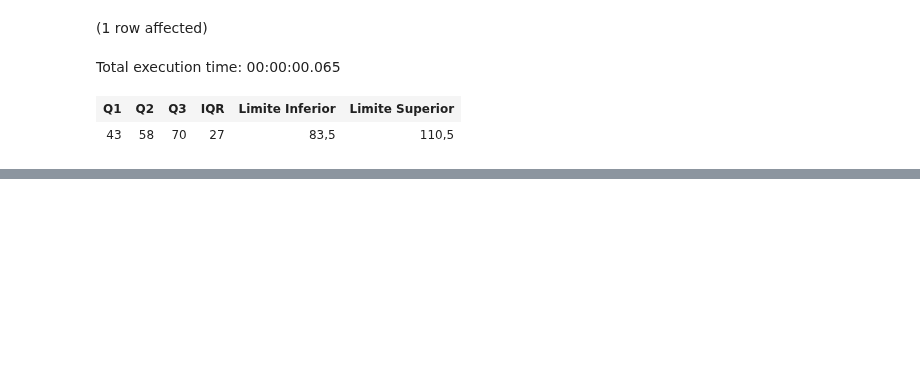
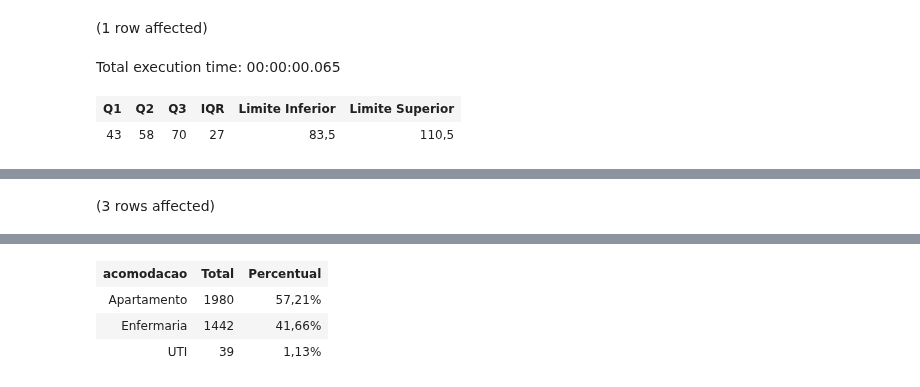
Before and after one commit to AlbertoFAraujo/EDA_Hospitalar, a Jupyter notebook: Xhospital_EDA.ipynb, the cells around one changed output, grey strips where cells are left out. Drawn from its saved outputs; the diff is of its cells as text; code cells hidden in the pictures; blank space fills up the shorter version.

```diff
--- a/Xhospital_EDA.ipynb
+++ b/Xhospital_EDA.ipynb
@@ -333,0 +299,11 @@ Total execution time: 00:00:00.065
+# %%
+-- Frequência absoluta e relativa das acomodações por quantidade de pacientes?
+SELECT
+    acomodacao,
+    COUNT(*) AS Total,
+    FORMAT(1.0 * COUNT(*)/SUM(COUNT(*))OVER(), '0.00%') AS Percentual
+FROM tab_internacoes
+GROUP BY acomodacao
+ORDER BY Total DESC
+# %% [output]
+(3 rows affected)
@@ -333,0 +311,4 @@ Total execution time: 00:00:00.065
+| acomodacao | Total | Percentual |
+| Apartamento | 1980 | 57,21% |
+| Enfermaria | 1442 | 41,66% |
+| UTI | 39 | 1,13% |
```
Also changed, not shown: parts of 13 cells of this notebook.
